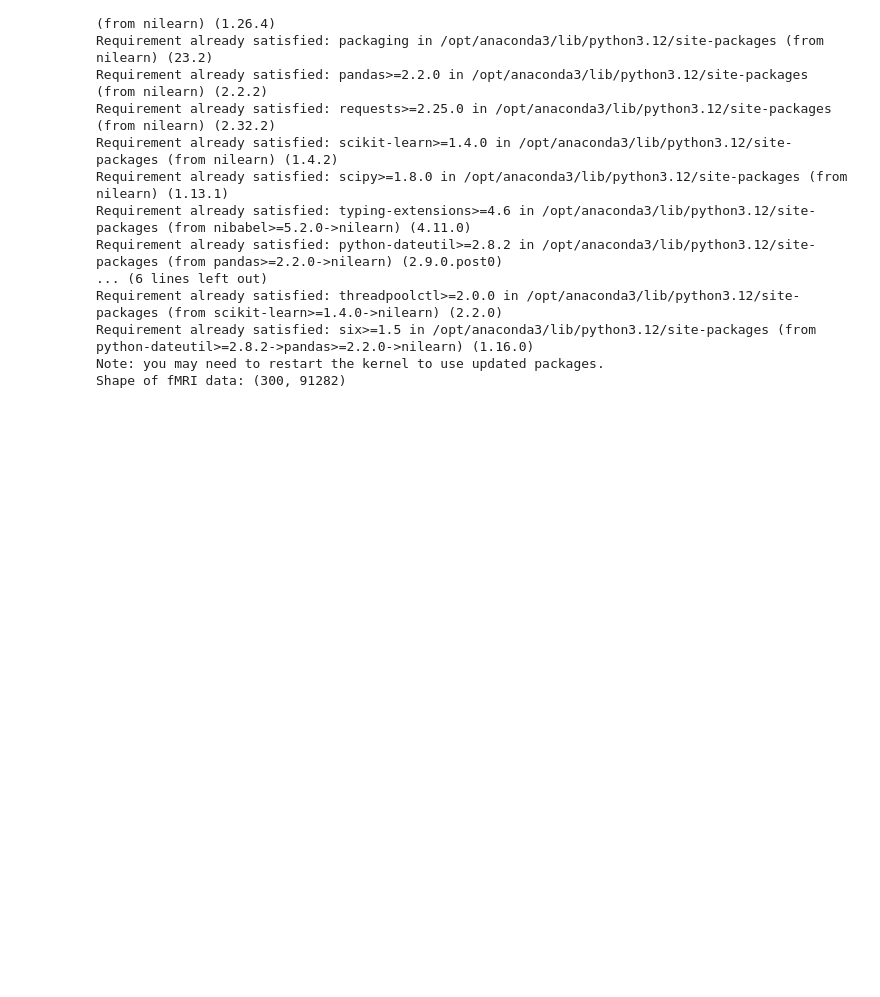
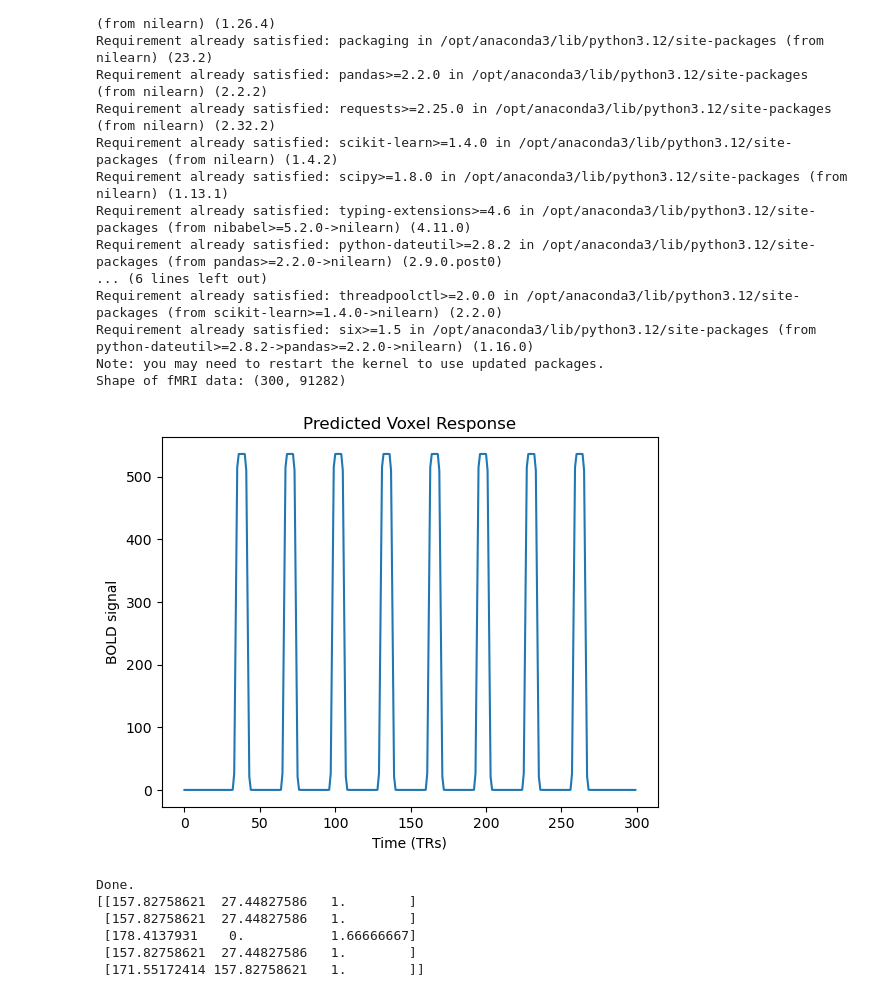
Before and after one commit to JosephineTu/NMA-Project, a Jupyter notebook: response_model-1.ipynb, the cells around one changed output. Saved outputs shown, nothing was run; the diff lists cells and outputs as text; code cells hidden in the pictures; blank space fills up the shorter version.

Commit message:
updated voxel response fitting

```diff
--- a/response_model-1.ipynb
+++ b/response_model-1.ipynb
@@ -118,3 +127,74 @@ def simulate_voxel_response(stimulus, prf):
     # Dot product over (H, W) for each timepoint
     response = np.tensordot(stimulus, prf, axes=([1, 2], [0, 1]))
     return response
+# %%
+# Example of simulating a voxel response
+prf = make_prf_matrix(x0_pix=10, y0_pix=100, sigma_pix=10)
+stimulus_matrix=generate_rotating_wedge_stimulus(n_frames=300, height=200, width=200, visual_field_deg=16.08, wedge_width_deg=90, cycle_duration=32, n_cycles=8, blank_duration=22, direction='ccw')
+predicted_response = simulate_voxel_response(stimulus_matrix, prf)
+import matplotlib.pyplot as plt
+plt.plot(predicted_response)
+plt.xlabel("Time (TRs)")
+plt.ylabel("BOLD signal")
+plt.title("Predicted Voxel Response")
+plt.show()
+# %% [output]
+[figure, added]
+# %%
+from nilearn.glm.first_level import spm_hrf
+from scipy.signal import convolve
+# HRF (canonical, TR=1s)
+hrf = spm_hrf(tr=1.0)
+
+# Subset left hemisphere voxels (first 32492)
+left_hemisphere_data = data[:, :5]
+# Search grid
+x_grid = np.linspace(0, 199, 30)
+y_grid = np.linspace(0, 199, 30)
+sigma_grid = np.linspace(1, 3, 10)
+
+# Storage
+best_params = np.zeros((left_hemisphere_data.shape[1], 3))  # x0, y0, sigma
+best_r2 = np.zeros(left_hemisphere_data.shape[1])
+
+# Fit per voxel
+for voxel_idx in range(left_hemisphere_data.shape[1]):
+    bold_ts = left_hemisphere_data[:, voxel_idx]
+    bold_ts = (bold_ts - np.mean(bold_ts)) / np.std(bold_ts)  # optional normalization
+
+    best_score = np.inf  # for MSE
+    best_rsq = -np.inf
+
+    for x0 in x_grid:
+        for y0 in y_grid:
+            for sigma in sigma_grid:
+                prf = make_prf_matrix(x0, y0, sigma)
+                neural_response = simulate_voxel_response(stimulus_matrix, prf)
+                bold_pred = convolve(neural_response, hrf)[:stimulus_matrix.shape[0]]
+
+                # Optional z-score BOLD
+                bold_pred = (bold_pred - np.mean(bold_pred)) / np.std(bold_pred)
+
+                mse = np.mean((bold_ts - bold_pred) ** 2)
+
+                # Convert MSE to R²
+                ss_res = np.sum((bold_ts - bold_pred) ** 2)
+                ss_tot = np.sum((bold_ts - np.mean(bold_ts)) ** 2)
+                r2 = 1 - ss_res / ss_tot
+
+                if mse < best_score:
+                    best_score = mse
+                    best_rsq = r2
+                    best_params[voxel_idx] = [x0, y0, sigma]
+
+    best_r2[voxel_idx] = best_rsq
+
+print("Done.")
+print(best_params)
+# %% [output]
+Done.
+[[157.82758621  27.44827586   1.        ]
+ [157.82758621  27.44827586   1.        ]
+ [178.4137931    0.           1.66666667]
+ [157.82758621  27.44827586   1.        ]
+ [171.55172414 157.82758621   1.        ]]
```
Also changed, not shown: parts of 2 cells of this notebook.
